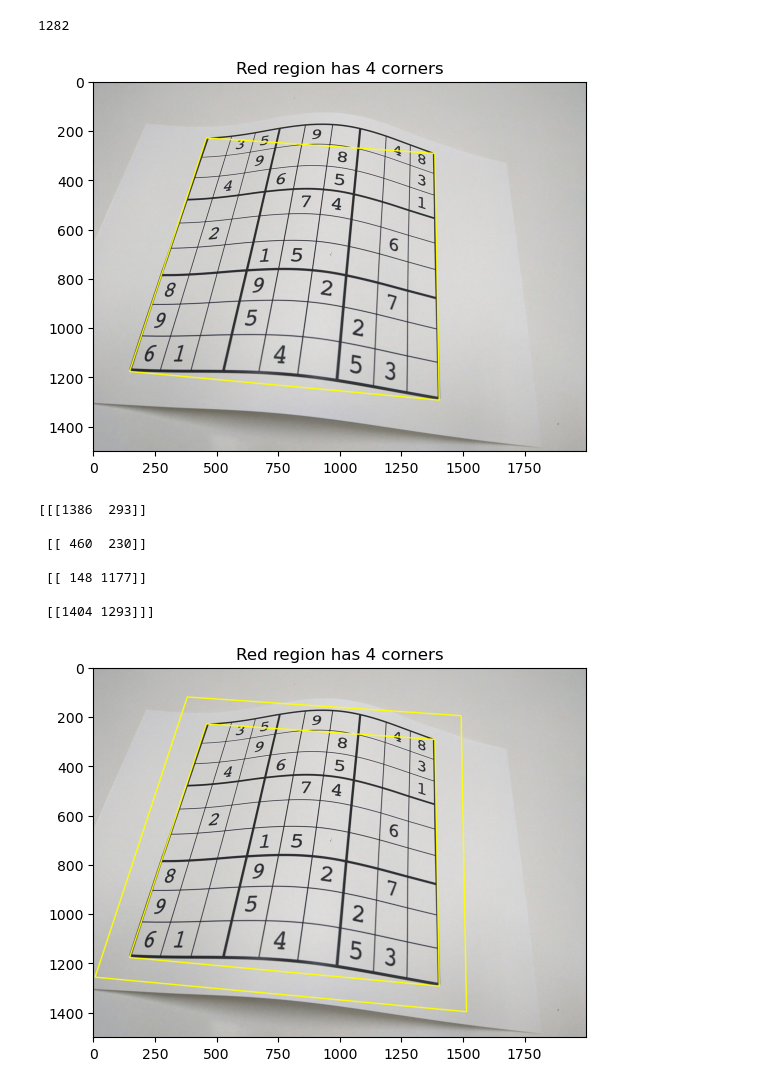
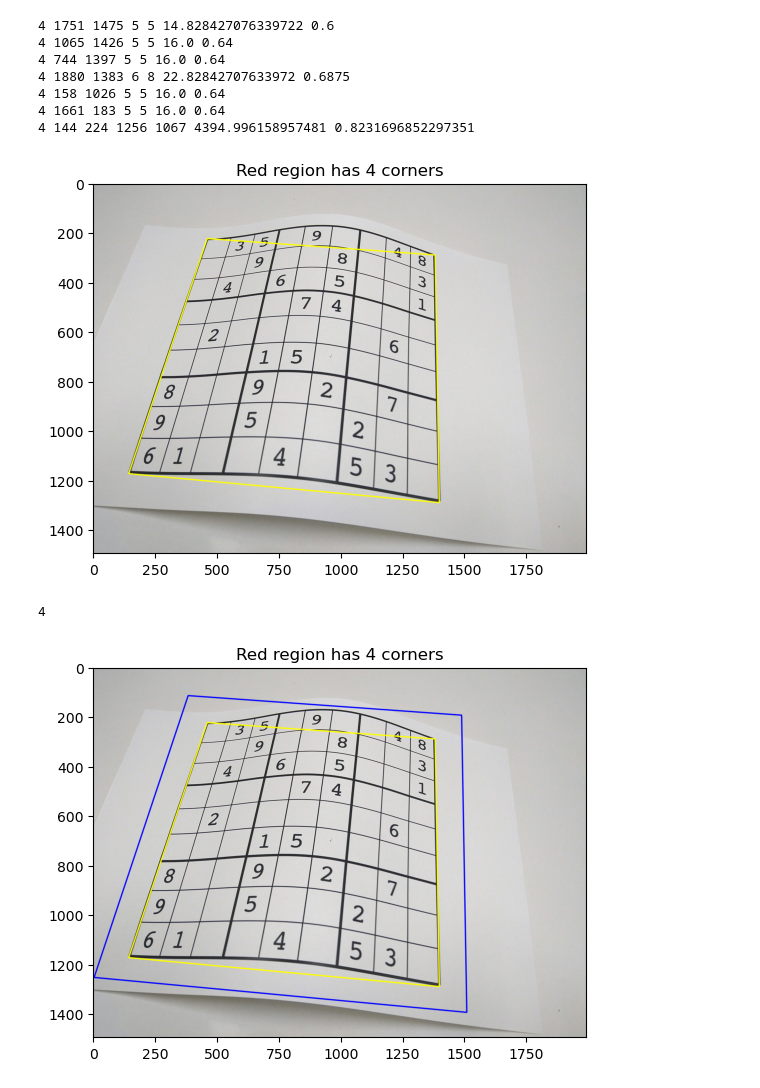
Before and after one commit to hakoshie/sudoku, a Jupyter notebook: recog_l3.ipynb, the cells around one changed output. Saved outputs shown, nothing was run; the diff lists cells and outputs as text; code cells hidden in the pictures.

```diff
--- a/recog_l3.ipynb
+++ b/recog_l3.ipynb
@@ -5,12 +5,25 @@ import matplotlib.pyplot as plt
 import pandas as pd
 import pickle
 # %%
-image = cv2.imread("./data/level_3.jpg", cv2.IMREAD_COLOR)
+image = cv2.imread("./data/level3/sample.jpg", cv2.IMREAD_COLOR)
+# num=11
+# image = cv2.imread(f"./data/level3/sudoku_000{num}.jpg", cv2.IMREAD_COLOR)
 image = cv2.cvtColor(image, cv2.COLOR_BGR2RGB)
+trim_percentage=0.002
+height, width, channels = image.shape[:3]
+trim_width = int(width * trim_percentage)
+trim_height = int(height * trim_percentage)
+image = image[trim_height:height - trim_height, trim_width:width - trim_width]
 gray = cv2.cvtColor(image, cv2.COLOR_RGB2GRAY)
 
+gray_gb= cv2.bilateralFilter(gray, 11, 2,2)
+
+# clahe = cv2.createCLAHE(clipLimit=4, tileGridSize=(20,20))
+# gray_gb = clahe.apply(gray_gb)
 # ぼかし処理
-gray_gb = cv2.GaussianBlur(gray, None, 3.0)
+# gray_gb = cv2.GaussianBlur(gray, None, 2.0)
+
+# gray_gb =cv2.medianBlur(gray, 5)
 
 # 大津の二値化
 thr, binary = cv2.threshold(gray_gb, 0, 255, cv2.THRESH_OTSU)
@@ -24,7 +37,7 @@ error: OpenCV(4.8.1) D:\a\opencv-python\opencv-python\opencv\modules\imgproc\src
 # %%
 edge = cv2.Canny(binary, 100, 200)
-edge = cv2.dilate(edge, np.ones((11, 11), dtype=edge.dtype))
-edge = cv2.erode(edge, np.ones((9, 9), dtype=edge.dtype))
+edge = cv2.dilate(edge, np.ones((5, 5), dtype=edge.dtype),iterations=1)
+edge = cv2.erode(edge, np.ones((3, 3), dtype=edge.dtype),iterations=1)
 # res_close = cv2.morphologyEx(binary, cv2.MORPH_OPEN, np.ones((5, 5), dtype=binary.dtype))
 plt.imshow(edge, cmap="gray")
 plt.title("After morphology operation".format(thr))
@@ -44,15 +57,16 @@ longest_cnt = None
 max_length = 0.0
 max_area = 0.0
 result = image.copy()
+epsilon=9e-2
 for cnt in contours:
     # 輪郭線の長さを計算
     arclen = cv2.arcLength(cnt, True)
-    approx=cv2.approxPolyDP(cnt, arclen * 5.0e-2, True)
+    approx=cv2.approxPolyDP(cnt, arclen *epsilon, True)
     area=cv2.contourArea(cnt)
     x, y, w, h = cv2.boundingRect(approx)
     internal_area_ratio = area / (w * h)
-    if len(approx) >= 4 and internal_area_ratio>0.5:
-        # print(len(approx), x,y,w,h, arclen,internal_area_ratio)
+    if len(approx)<10 and len(approx) >= 4 and internal_area_ratio>0.5:
+        print(len(approx), x,y,w,h, arclen,internal_area_ratio)
         cv2.drawContours(result, [approx], -1, (255, 0, 0), 3, cv2.LINE_AA)
         # plt.imshow(result)
         # plt.show()
@@ -64,48 +78,47 @@ result = image.copy()
 
 # plt.imshow(result)
 # plt.show()
-print(len(longest_cnt))
+# print(len(longest_cnt))
 arclen = cv2.arcLength(longest_cnt, True)
-approx = cv2.approxPolyDP(longest_cnt, arclen * 5.0e-2, True)
-
+approx = cv2.approxPolyDP(longest_cnt, arclen * epsilon, True)
 cv2.drawContours(result, [approx], -1, (255, 255, 0), 3, cv2.LINE_AA)
 plt.imshow(result)
 plt.title("Red region has {:d} corners".format(len(approx)))
 plt.show()
-print(approx)
+print(len(approx))
 # %% [output]
-1282
+4 1751 1475 5 5 14.828427076339722 0.6
+4 1065 1426 5 5 16.0 0.64
+4 744 1397 5 5 16.0 0.64
+4 1880 1383 6 8 22.82842707633972 0.6875
+4 158 1026 5 5 16.0 0.64
+4 1661 183 5 5 16.0 0.64
+4 144 224 1256 1067 4394.996158957481 0.8231696852297351
-[figure, old version]
+[figure, new version]
-[[[1386  293]]
-
- [[ 460  230]]
-
- [[ 148 1177]]
-
- [[1404 1293]]]
+4
 # %%
 # 輪郭線の重心を計算する
 M = cv2.moments(approx)
 cx = int(M['m10'] / M['m00'])
 cy = int(M['m01'] / M['m00'])
 
 # 各点に対して、重心からの距離を計算し、1.1倍した点を取得する
 new_approx = []
 for point in approx:
     x, y = point[0]
     dist = np.sqrt((cx - x)**2 + (cy - y)**2)
     dist_new = dist * 1.2
     x_new = int(cx - dist_new * (cx - x) / dist)
     y_new = int(cy - dist_new * (cy - y) / dist)
     new_approx.append([[x_new, y_new]])
 
 # 新しい近似を描画する
 new_approx = np.array(new_approx)
-cv2.drawContours(result, [np.array(new_approx)], -1, (255, 255, 0), 3, cv2.LINE_AA)
+cv2.drawContours(result, [np.array(new_approx)], -1, (0, 0, 255), 3, cv2.LINE_AA)
 plt.imshow(result)
 plt.title("Red region has {:d} corners".format(len(new_approx)))
 plt.show()
 # %% [output]
-[figure, old version]
+[figure, new version]
 # %%
 from sklearn.preprocessing import StandardScaler
```
Also changed, not shown: parts of 11 cells of this notebook, 1 other file.
